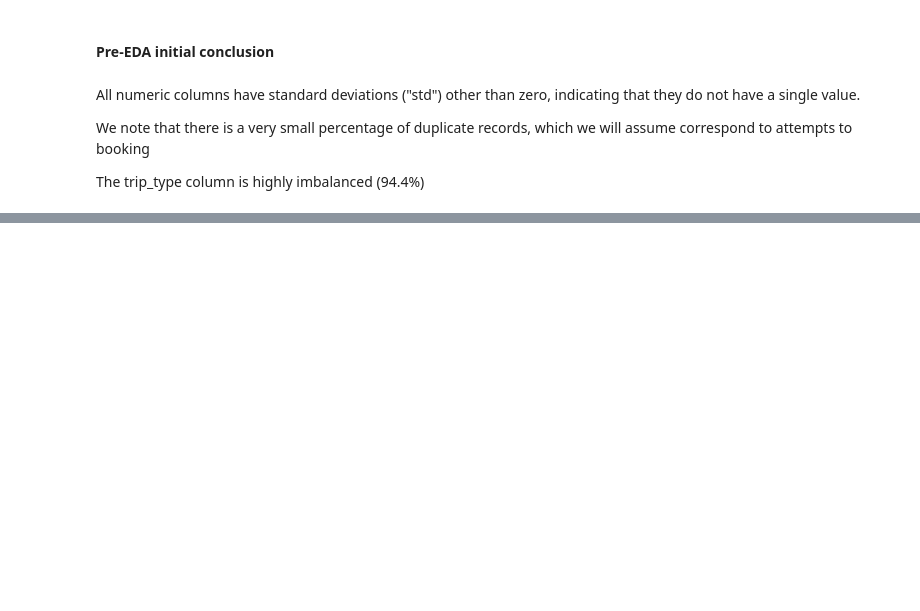
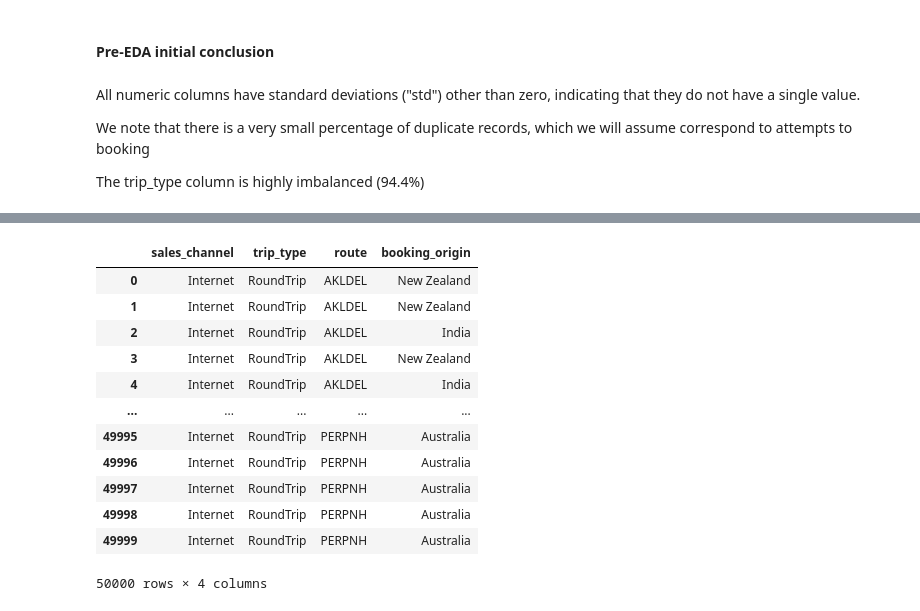
Before and after one commit to dasanmiguelv/supervised-machine-learning, a Jupyter notebook: behaviour-buying/Getting Started.ipynb, the cells around one changed output, grey strips where cells are left out. Drawn from its saved outputs; the diff is of its cells as text; code cells hidden in the pictures; blank space fills up the shorter version.

```diff
--- a/behaviour-buying/Getting Started.ipynb
+++ b/behaviour-buying/Getting Started.ipynb
@@ -123,0 +153,16 @@ The trip_type column is highly imbalanced (94.4%)
+# %%
+df2
+# %% [output]
+|  | sales_channel | trip_type | route | booking_origin |
+| 0 | Internet | RoundTrip | AKLDEL | New Zealand |
+| 1 | Internet | RoundTrip | AKLDEL | New Zealand |
+| 2 | Internet | RoundTrip | AKLDEL | India |
+| 3 | Internet | RoundTrip | AKLDEL | New Zealand |
+| 4 | Internet | RoundTrip | AKLDEL | India |
+| ... | ... | ... | ... | ... |
+| 49995 | Internet | RoundTrip | PERPNH | Australia |
+| 49996 | Internet | RoundTrip | PERPNH | Australia |
+| 49997 | Internet | RoundTrip | PERPNH | Australia |
+| 49998 | Internet | RoundTrip | PERPNH | Australia |
+| 49999 | Internet | RoundTrip | PERPNH | Australia |
+50000 rows × 4 columns
```
Also changed, not shown: parts of 9 cells of this notebook.
